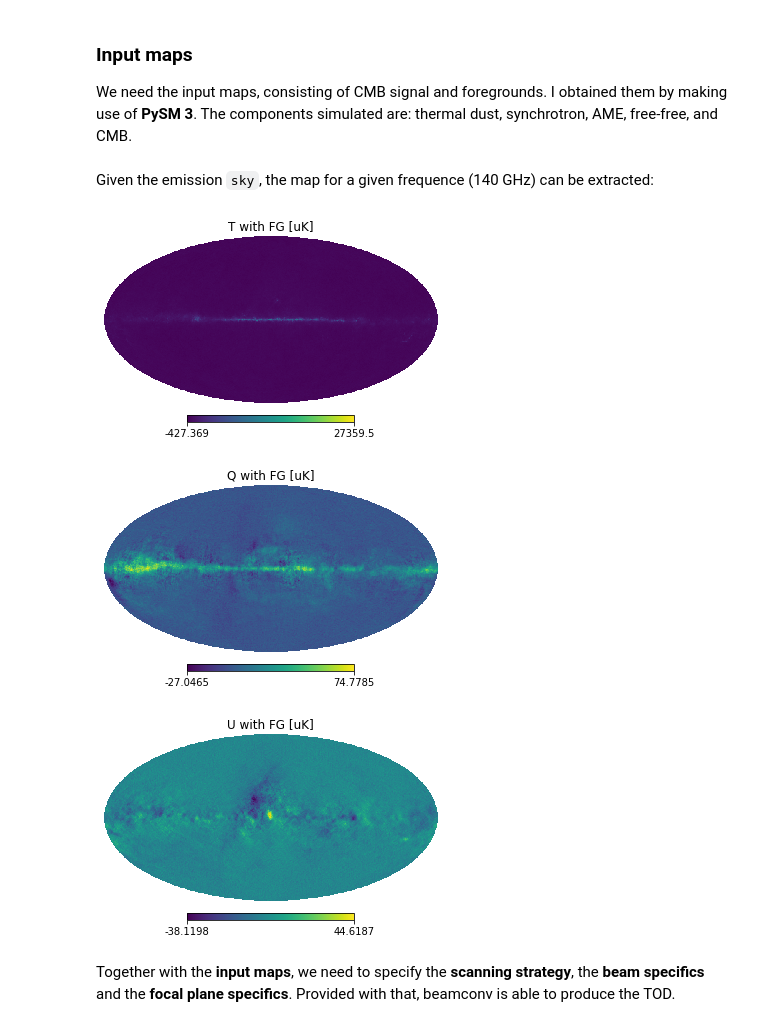
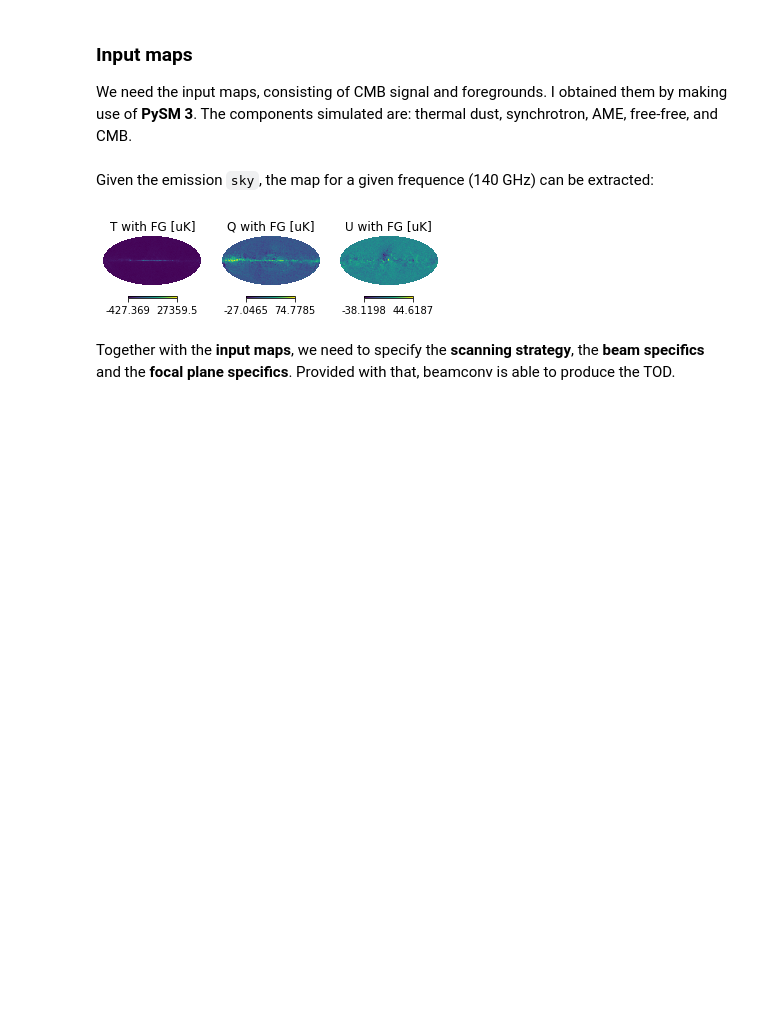
Before and after one commit to martamonelli/beamconv_tidy, a Jupyter notebook: beamconv/demo_PySM_IMO_non-idealities_dipole.ipynb, the cells around one changed output. Drawn from its saved outputs; the diff is of its cells as text; code cells hidden in the pictures; blank space fills up the shorter version.

Commit message:
plotting stuff

```diff
--- a/beamconv/demo_PySM_IMO_non-idealities_dipole.ipynb
+++ b/beamconv/demo_PySM_IMO_non-idealities_dipole.ipynb
@@ -55,26 +55,24 @@ Given the emission <code>sky</code>, the map for a given frequence (140 GHz) can
 # %%
 nu = 140 # since I'll be using the M1-140 channel
 lmax = 256
 map_FG = sky.get_emission(nu * u.GHz)
 alm_FG = hp.map2alm(map_FG, lmax=lmax)
 
 # alm coefficients for the static dipole
 #alm_FG[0,hp.sphtfunc.Alm.getidx(lmax,1,0)] = 5.124              # Adding the static dipole (a_10)
 #alm_FG[0,hp.sphtfunc.Alm.getidx(lmax,1,1)] = (0.3384 - 3.215j)  # Adding the static dipole (a_11)
 
 # plotting input maps
+fig, (ax1, ax2, ax3) = plt.subplots(ncols=3)
+plt.axes(ax1)
 hp.mollview(map_FG[0],title='T with FG [uK]', hold=True, cmap=cmap_viridis)
-plt.show()
-
+plt.axes(ax2)
 hp.mollview(map_FG[1],title='Q with FG [uK]', hold=True, cmap=cmap_viridis)
-plt.show()
-
+plt.axes(ax3)
 hp.mollview(map_FG[2],title='U with FG [uK]', hold=True, cmap=cmap_viridis)
 plt.show()
 # %% [output]
-[figure, old version]
+[figure, new version]
-[figure, removed]
-[figure, removed]
 # %% [markdown]
 Together with the <b>input maps</b>, we need to specify the <b>scanning strategy</b>, the <b>beam specifics</b> and the <b>focal plane specifics</b>. Provided with that, beamconv is able to produce the TOD.
 # %% [markdown]
```
